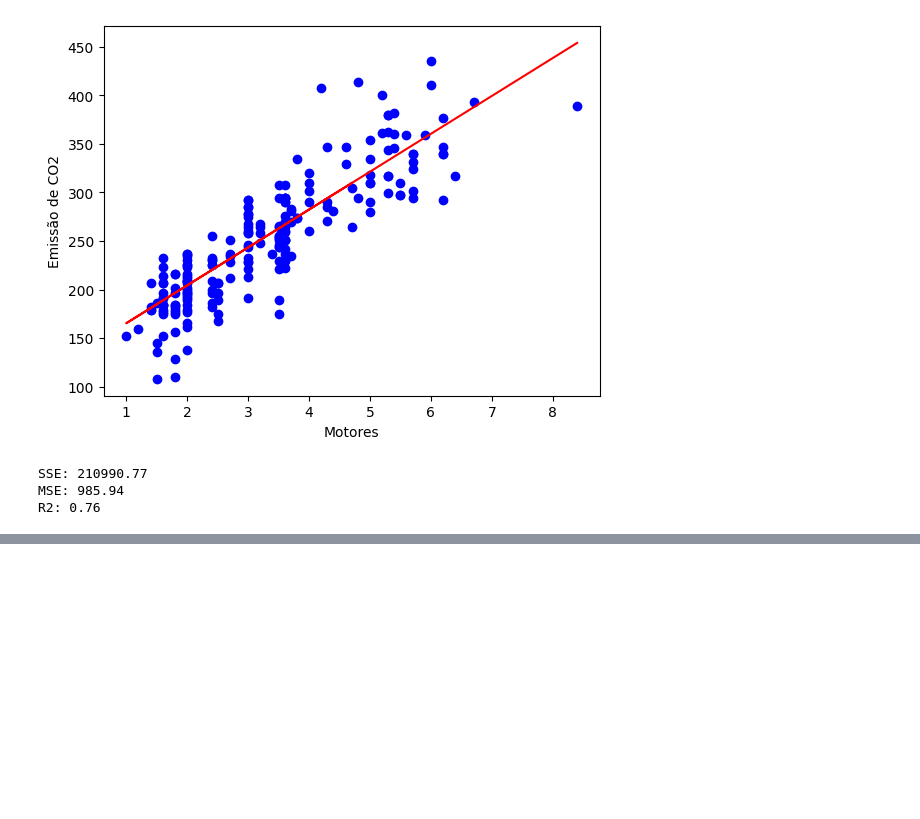
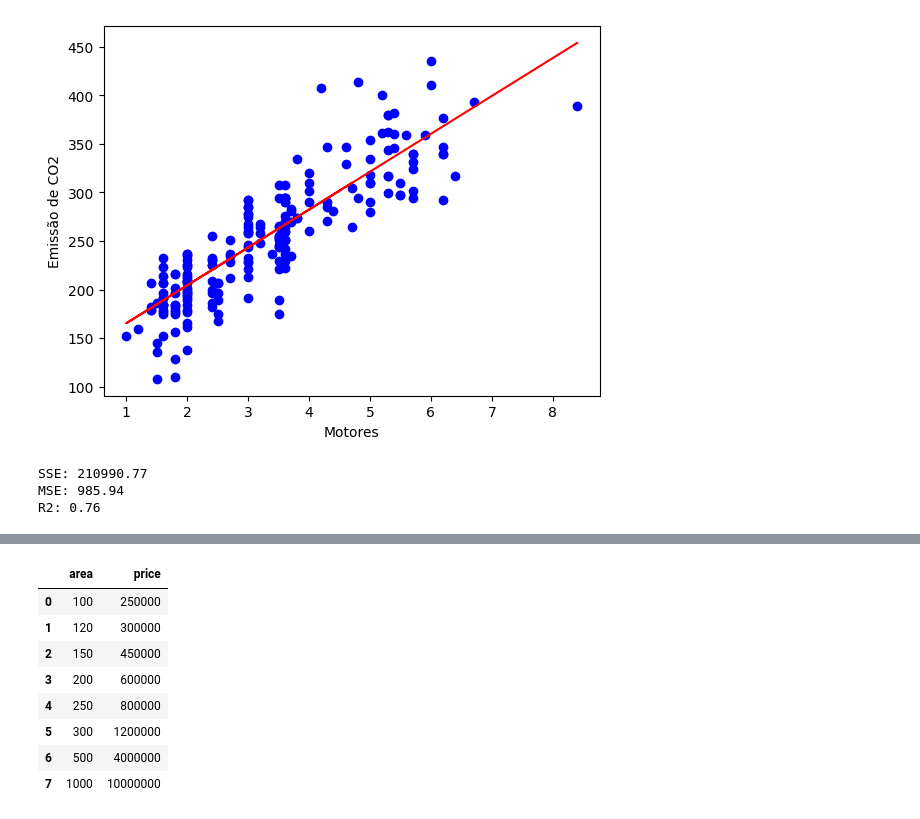
Before and after one commit to Was01/IA, a Jupyter notebook: UFV/IAparatodos/regressaoLinear/regressaoLinear.ipynb, the cells around one changed output, grey strips where cells are left out. Cells and saved outputs as stored; diff of their text form; code cells hidden in the pictures; blank space fills up the shorter version.

```diff
--- a/UFV/IAparatodos/regressaoLinear/regressaoLinear.ipynb
+++ b/UFV/IAparatodos/regressaoLinear/regressaoLinear.ipynb
@@ -171,0 +203,12 @@ R2: 0.76
+# %%
+df
+# %% [output]
+|  | area | price |
+| 0 | 100 | 250000 |
+| 1 | 120 | 300000 |
+| 2 | 150 | 450000 |
+| 3 | 200 | 600000 |
+| 4 | 250 | 800000 |
+| 5 | 300 | 1200000 |
+| 6 | 500 | 4000000 |
+| 7 | 1000 | 10000000 |
```
Also changed, not shown: parts of 15 cells of this notebook.
